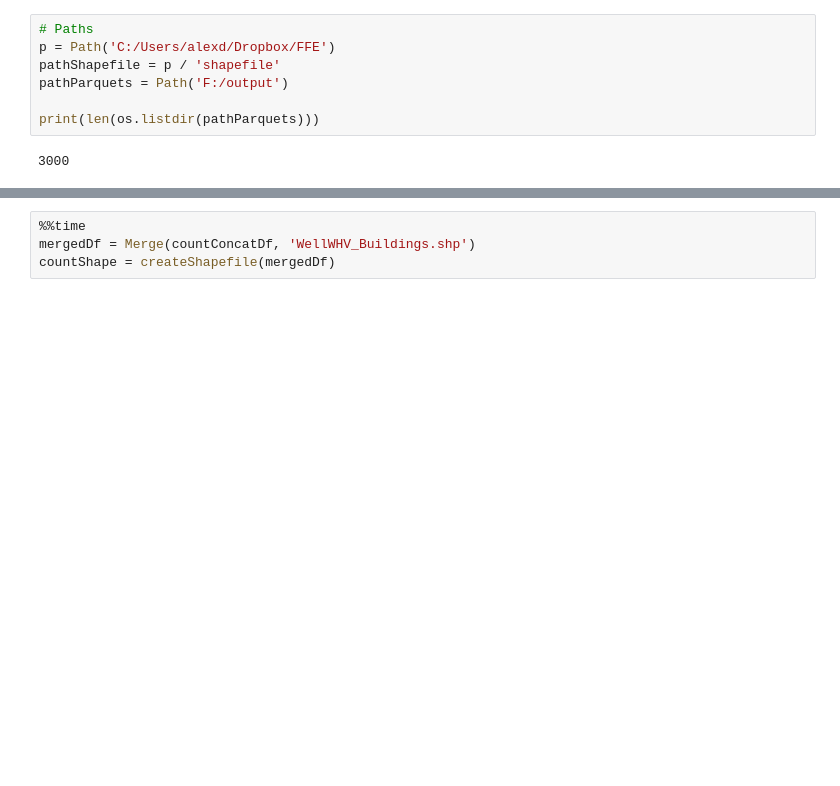
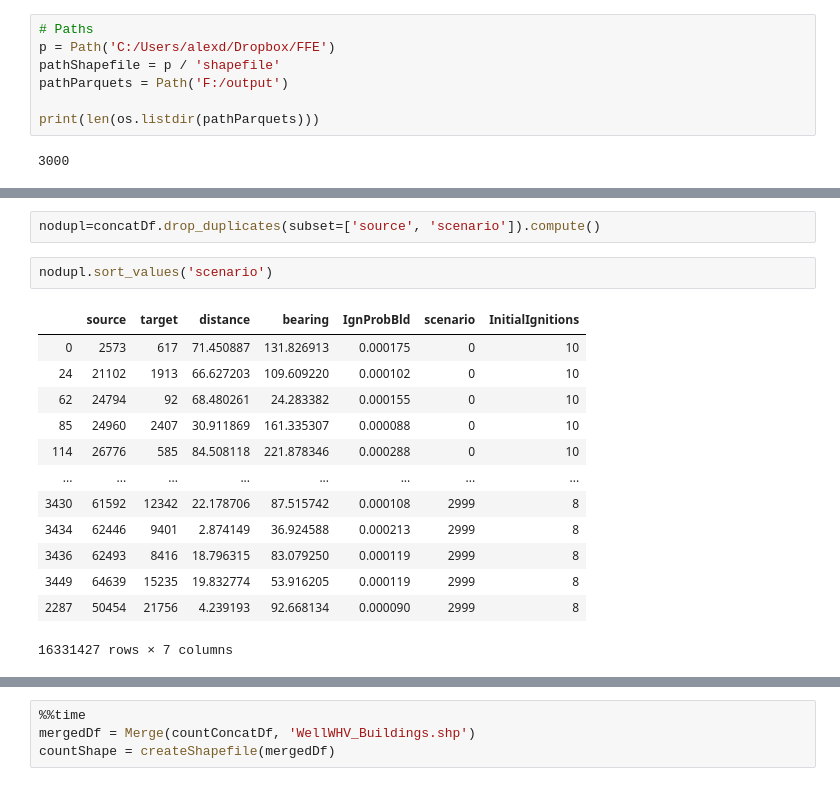
Before and after one commit to 37stu37/FFE, a Jupyter notebook: postprocessingFFE.ipynb, the cells around one changed output, grey strips where cells are left out. Drawn from its saved outputs; the diff is of its cells as text; blank space fills up the shorter version.

```diff
--- a/postprocessingFFE.ipynb
+++ b/postprocessingFFE.ipynb
@@ -84,3 +137,21 @@ Wall time: 1min 7s
+# %%
+nodupl=concatDf.drop_duplicates(subset=['source', 'scenario']).compute()
+# %%
+nodupl.sort_values('scenario')
+# %% [output]
+|  | source | target | distance | bearing | IgnProbBld | scenario | InitialIgnitions |
+| 0 | 2573 | 617 | 71.450887 | 131.826913 | 0.000175 | 0 | 10 |
+| 24 | 21102 | 1913 | 66.627203 | 109.609220 | 0.000102 | 0 | 10 |
+| 62 | 24794 | 92 | 68.480261 | 24.283382 | 0.000155 | 0 | 10 |
+| 85 | 24960 | 2407 | 30.911869 | 161.335307 | 0.000088 | 0 | 10 |
+| 114 | 26776 | 585 | 84.508118 | 221.878346 | 0.000288 | 0 | 10 |
+| ... | ... | ... | ... | ... | ... | ... | ... |
+| 3430 | 61592 | 12342 | 22.178706 | 87.515742 | 0.000108 | 2999 | 8 |
+| 3434 | 62446 | 9401 | 2.874149 | 36.924588 | 0.000213 | 2999 | 8 |
+| 3436 | 62493 | 8416 | 18.796315 | 83.079250 | 0.000119 | 2999 | 8 |
+| 3449 | 64639 | 15235 | 19.832774 | 53.916205 | 0.000119 | 2999 | 8 |
+| 2287 | 50454 | 21756 | 4.239193 | 92.668134 | 0.000090 | 2999 | 8 |
+16331427 rows × 7 columns
 # %%
 %%time
 countConcatDf = count_fid_occurences(concatDf)
```
Also changed, not shown: parts of 7 cells of this notebook, 1 other file.
